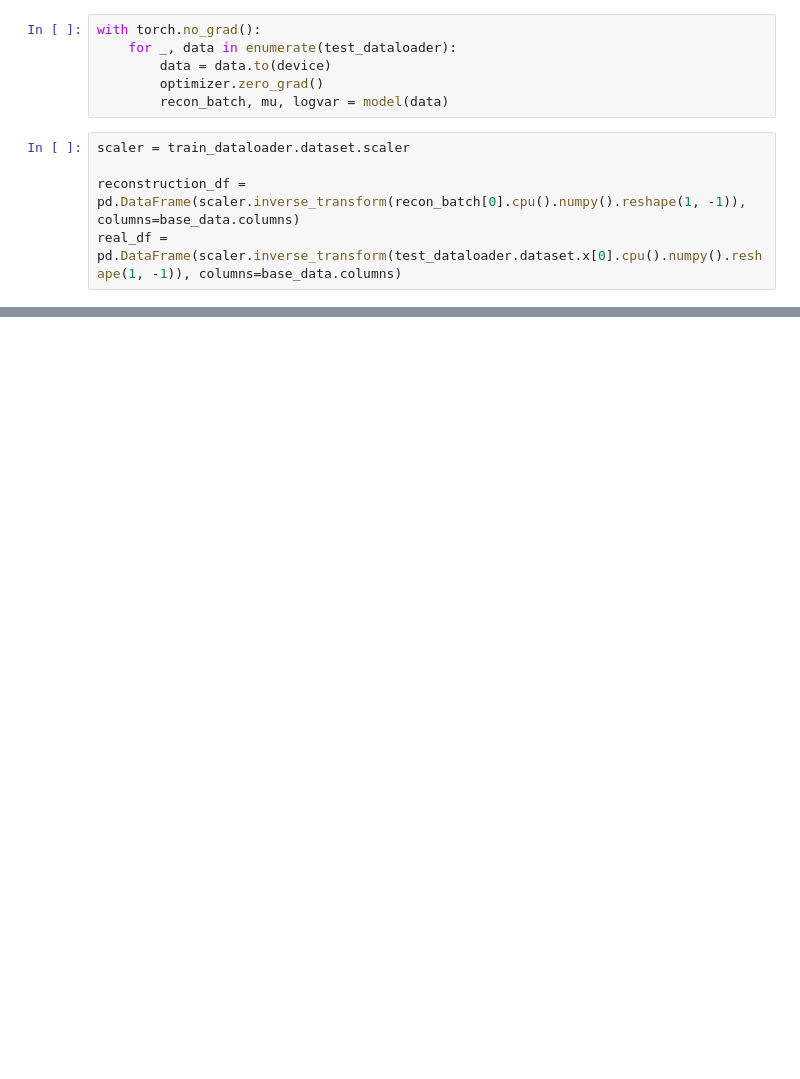
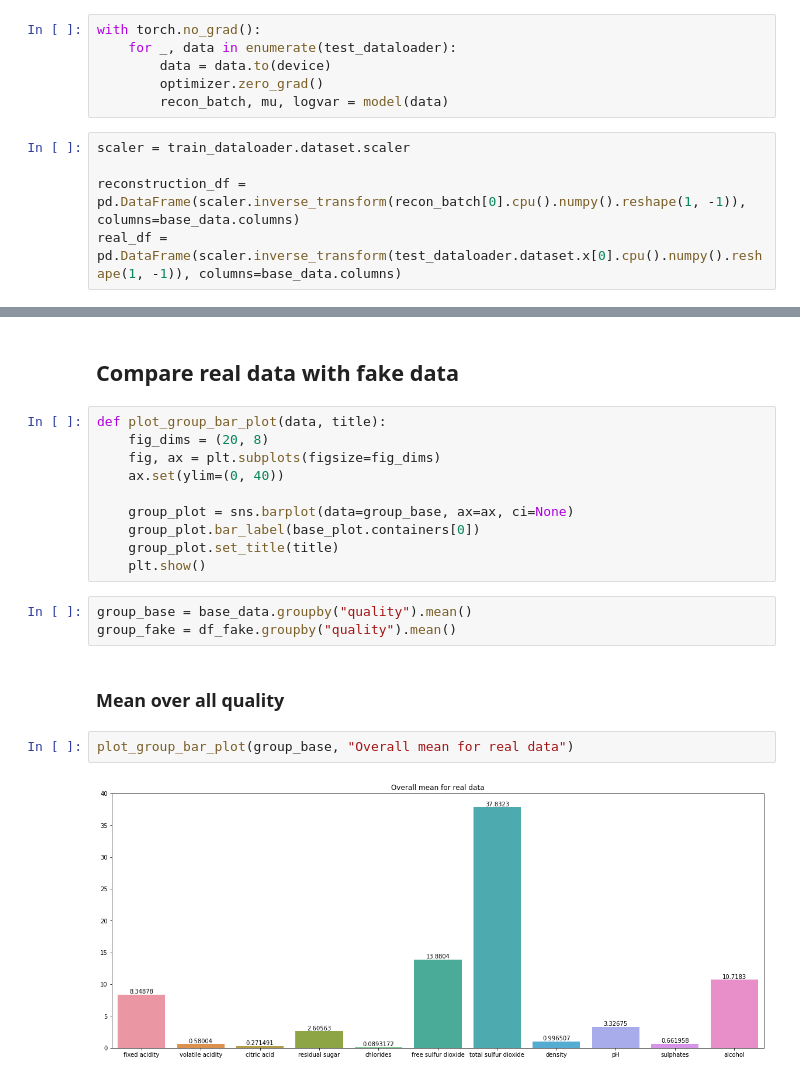
Before and after one commit to olihofmann/cas-aml, a Jupyter notebook: vae-tabular-data/vae.ipynb, the cells around one changed output, grey strips where cells are left out. Cells and saved outputs as stored; diff of their text form; blank space fills up the shorter version.

Commit message:
Add fake data generation and evaluation

```diff
--- a/vae-tabular-data/vae.ipynb
+++ b/vae-tabular-data/vae.ipynb
@@ -324,0 +388,21 @@ fake_vs_real_df
+# %% [markdown]
+## Compare real data with fake data
+# %%
+def plot_group_bar_plot(data, title):
+    fig_dims = (20, 8)
+    fig, ax = plt.subplots(figsize=fig_dims)
+    ax.set(ylim=(0, 40))
+
+    group_plot = sns.barplot(data=group_base, ax=ax, ci=None)
+    group_plot.bar_label(base_plot.containers[0])
+    group_plot.set_title(title)
+    plt.show()
+# %%
+group_base = base_data.groupby("quality").mean()
+group_fake = df_fake.groupby("quality").mean()
+# %% [markdown]
+### Mean over all quality
+# %%
+plot_group_bar_plot(group_base, "Overall mean for real data")
+# %% [output]
+[figure, added]
```
Also changed, not shown: parts of 21 cells of this notebook.
